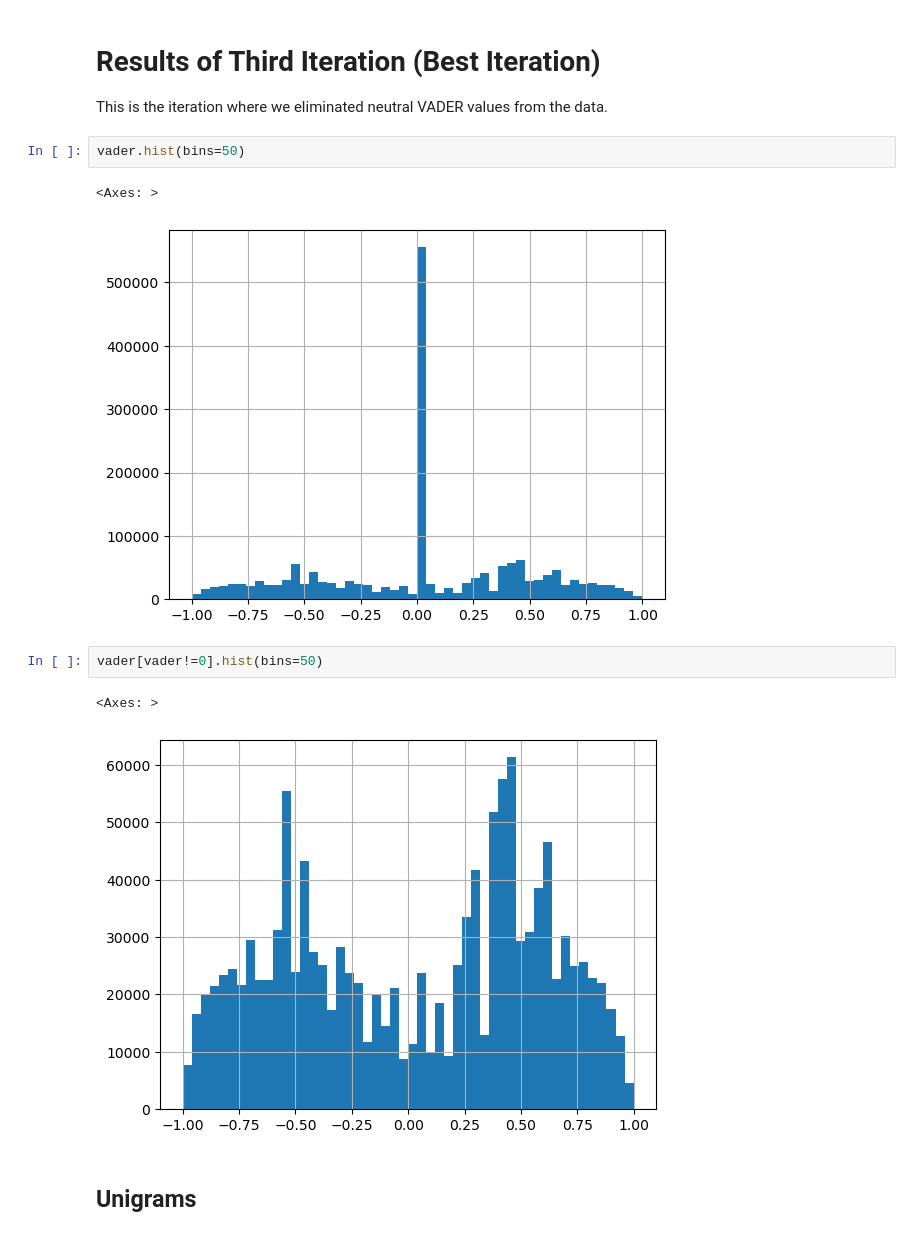
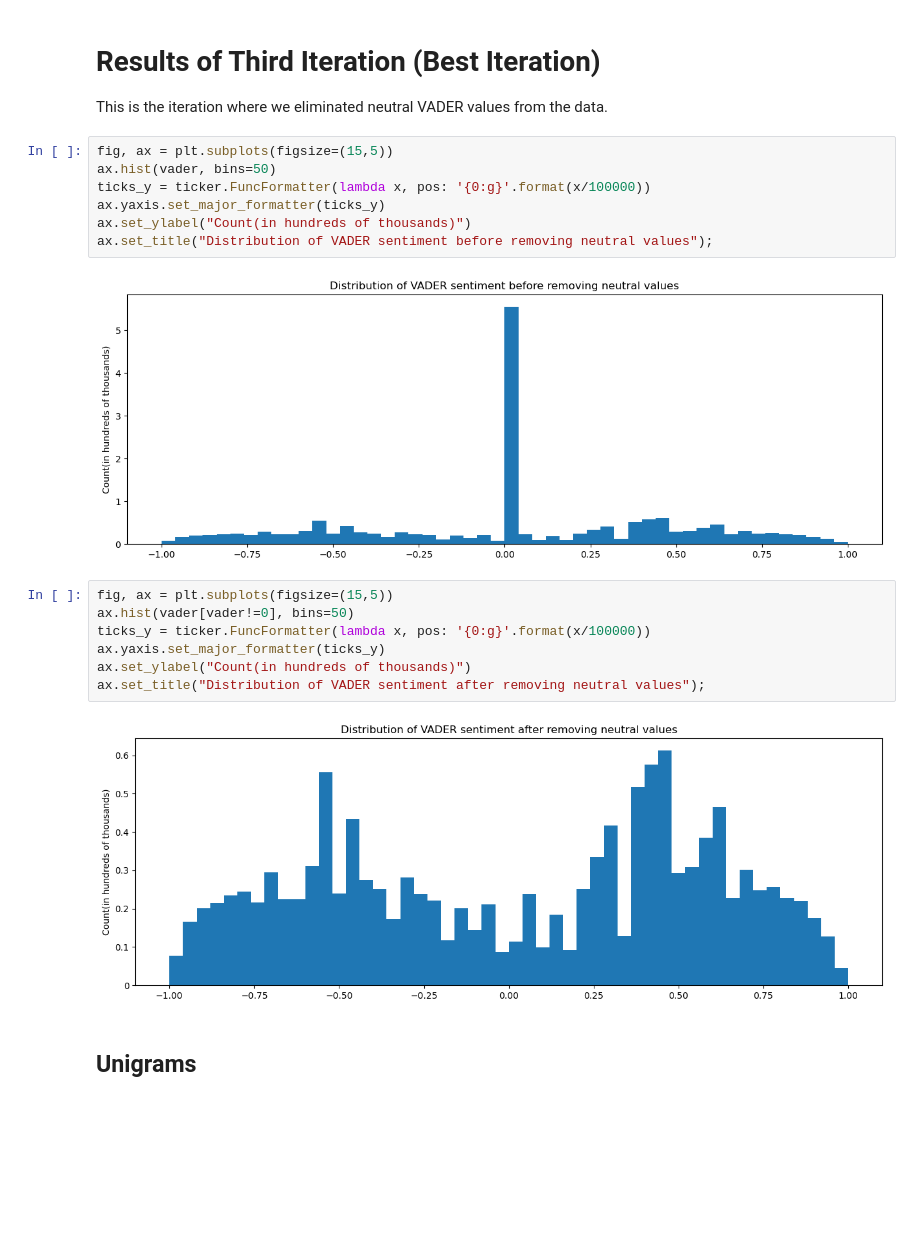
Before and after one commit to Jellohub/political_sentiment_analysis, a Jupyter notebook: final_notebook.ipynb, the cells around one changed output. Saved outputs shown, nothing was run; the diff lists cells and outputs as text; blank space fills up the shorter version.

```diff
--- a/final_notebook.ipynb
+++ b/final_notebook.ipynb
@@ -819,15 +819,23 @@ I make use of the same visualizations for each model that I create. For the firs
 
 This is the iteration where we eliminated neutral VADER values from the data.
 # %%
-vader.hist(bins=50)
+fig, ax = plt.subplots(figsize=(15,5))
+ax.hist(vader, bins=50)
+ticks_y = ticker.FuncFormatter(lambda x, pos: '{0:g}'.format(x/100000))
+ax.yaxis.set_major_formatter(ticks_y)
+ax.set_ylabel("Count(in hundreds of thousands)")
+ax.set_title("Distribution of VADER sentiment before removing neutral values");
 # %% [output]
-<Axes: >
-[figure, old version]
+[figure, new version]
 # %%
-vader[vader!=0].hist(bins=50)
+fig, ax = plt.subplots(figsize=(15,5))
+ax.hist(vader[vader!=0], bins=50)
+ticks_y = ticker.FuncFormatter(lambda x, pos: '{0:g}'.format(x/100000))
+ax.yaxis.set_major_formatter(ticks_y)
+ax.set_ylabel("Count(in hundreds of thousands)")
+ax.set_title("Distribution of VADER sentiment after removing neutral values");
 # %% [output]
-<Axes: >
-[figure, old version]
+[figure, new version]
 # %% [markdown]
 ## Unigrams
 # %%
```
Also changed, not shown: parts of 2 cells of this notebook, 10 other files.
